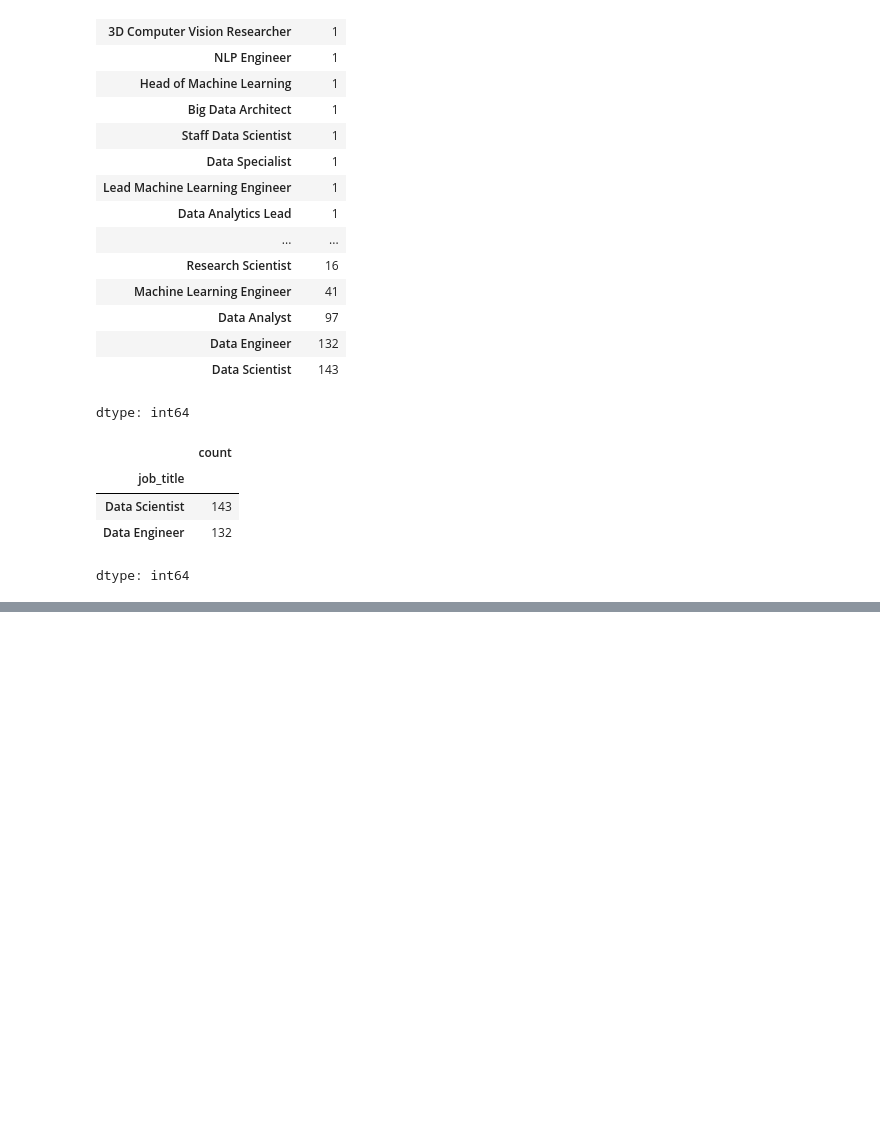
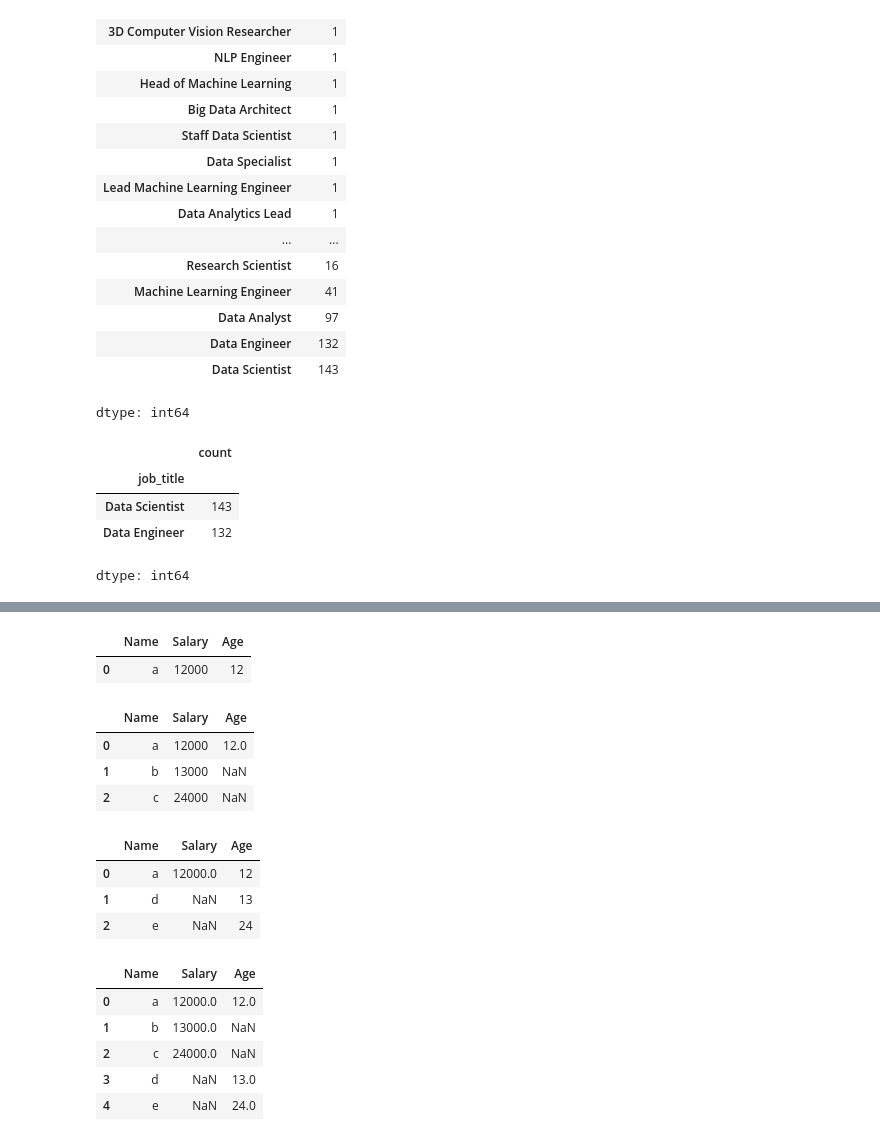
Before and after one commit to JatindraPatel/Learning-Pandas, a Jupyter notebook: Pandas.ipynb, the cells around one changed output, grey strips where cells are left out. Drawn from its saved outputs; the diff is of its cells as text; code cells hidden in the pictures; blank space fills up the shorter version.

```diff
--- a/Pandas.ipynb
+++ b/Pandas.ipynb
@@ -1116,0 +1140,7 @@ dtype: int64
+# %%
+import pandas as pd
+df1=pd.DataFrame({'Name':['a','b','c'],'Salary':[12000,13000,24000]})
+print(df1)
+df2=pd.DataFrame({'Name':['a','d','e'],'Age':[12,13,24]})
+print(df2)
+pd.merge(df1,df2,on='Name')
@@ -1116,0 +1158,28 @@ dtype: int64
+# %%
+pd.merge(df1,df2,on='Name',how='inner')
+# %% [output]
+|  | Name | Salary | Age |
+| 0 | a | 12000 | 12 |
+# %%
+pd.merge(df1,df2,on='Name',how='left')
+# %% [output]
+|  | Name | Salary | Age |
+| 0 | a | 12000 | 12.0 |
+| 1 | b | 13000 | NaN |
+| 2 | c | 24000 | NaN |
+# %%
+pd.merge(df1,df2,on='Name',how='right')
+# %% [output]
+|  | Name | Salary | Age |
+| 0 | a | 12000.0 | 12 |
+| 1 | d | NaN | 13 |
+| 2 | e | NaN | 24 |
+# %%
+pd.merge(df1,df2,on='Name',how='outer')
+# %% [output]
+|  | Name | Salary | Age |
+| 0 | a | 12000.0 | 12.0 |
+| 1 | b | 13000.0 | NaN |
+| 2 | c | 24000.0 | NaN |
+| 3 | d | NaN | 13.0 |
+| 4 | e | NaN | 24.0 |
```
Also changed, not shown: parts of 4 cells of this notebook.
